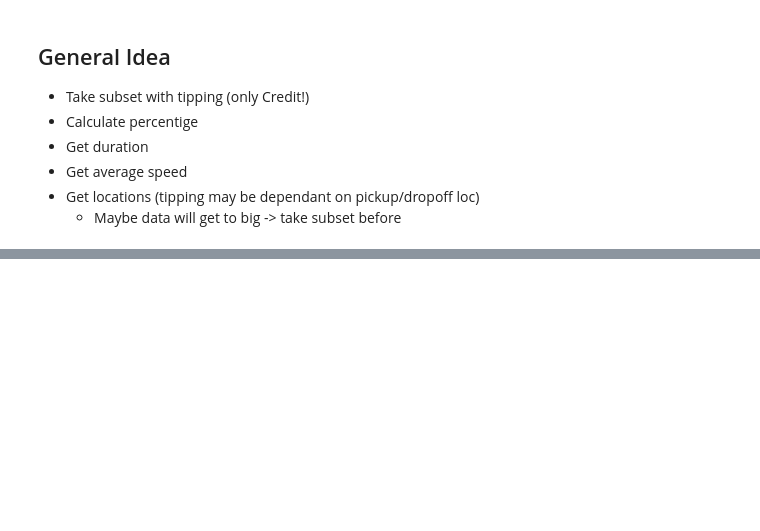
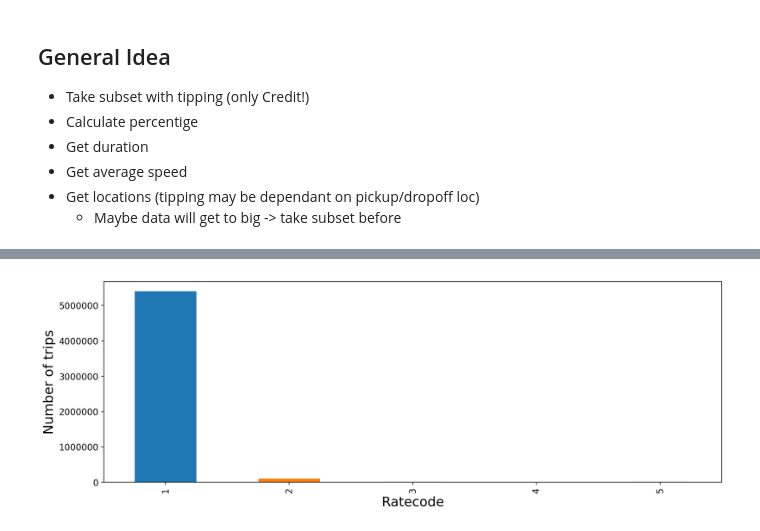
Before and after one commit to Sitorias/TaxiPrediction, a Jupyter notebook: Predict_tips_amount.ipynb, the cells around one changed output, grey strips where cells are left out. Cells and saved outputs as stored; diff of their text form; code cells hidden in the pictures; blank space fills up the shorter version.

```diff
--- a/Predict_tips_amount.ipynb
+++ b/Predict_tips_amount.ipynb
@@ -18,0 +25,7 @@ df = pd.read_csv("clean.csv")
+# %%
+df = df[df.payment_type==1]
+# %%
+# drop unused variables
+df = df.drop(['fare_amount',"payment_type",'tolls_amount','extra','mta_tax'],axis=1)
+# %%
+df['weekday'] = pd.to_datetime(df.tpep_pickup_datetime).dt.weekday_name
@@ -18,0 +36,29 @@ df = pd.read_csv("clean.csv")
+# %%
+# Calculate subtotal
+df['subtotal'] = df.total_amount - df.tip_amount
+
+# Calculating the tip percentage.
+df['tip_perc'] = (df.tip_amount / df.subtotal) * 100
+
+df['duration'] = pd.to_datetime(df["tpep_dropoff_datetime"])-pd.to_datetime(df["tpep_pickup_datetime"])
+
+df['duration'] = df.duration.dt.total_seconds()
+
+
+df['pickup_hour'] = pd.to_datetime(df.tpep_pickup_datetime).dt.hour
+
+df['pickup_coord']=list(zip(df.pickup_latitude, df.pickup_longitude))
+df['dropoff_coord']=list(zip(df.dropoff_latitude, df.dropoff_longitude))
+
+# Calulcate avg speed (mph)
+df['mph'] = (df.trip_distance)/(df.duration/3600)
+
+c = df.mph.count()
+df = df.drop(df[(df.trip_distance < 0.1) | (df.trip_distance > 100) ].index)
+print("Dropped ",c-df.mph.count()," Elements (Unreasonable trip distance)")
+c = df.mph.count()
+df = df.drop(df[(df.mph < 0.5) | (df.mph > 80) ].index)
+print("Dropped ",c-df.mph.count()," Elements (Unreasonable speed)")
+c = df.mph.count()
+df = df.drop(df[df.tip_perc > 50].index)
+print("Dropped ",c-df.mph.count()," Elements (Huge tip)")
@@ -18,0 +82,8 @@ df = pd.read_csv("clean.csv")
+# %%
+ax = df.groupby(['RatecodeID']).size().plot(kind='bar', figsize=(15, 5))
+
+ax.set_xlabel('Ratecode', fontsize=18)
+ax.set_ylabel('Number of trips', fontsize=18)
+ax.tick_params(labelsize=12)
+# %% [output]
+[figure, added]
```
Also changed, not shown: parts of 111 cells of this notebook.
